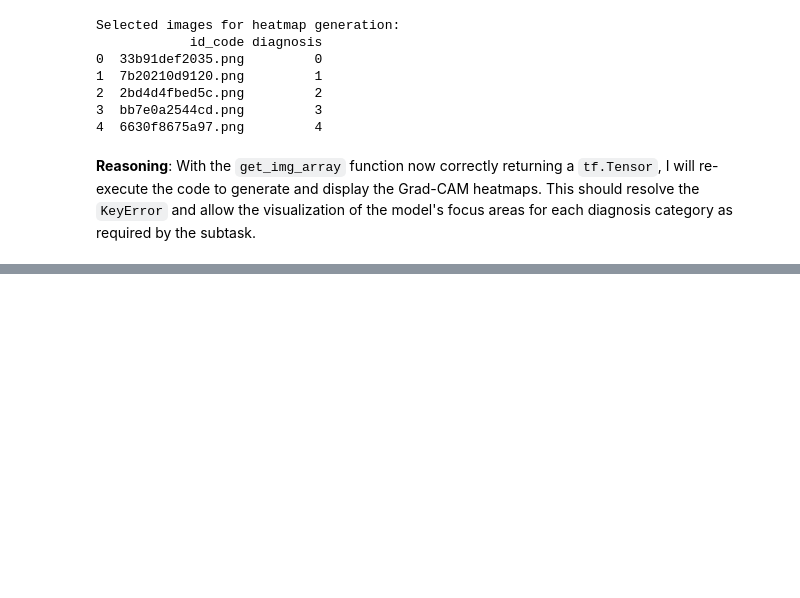
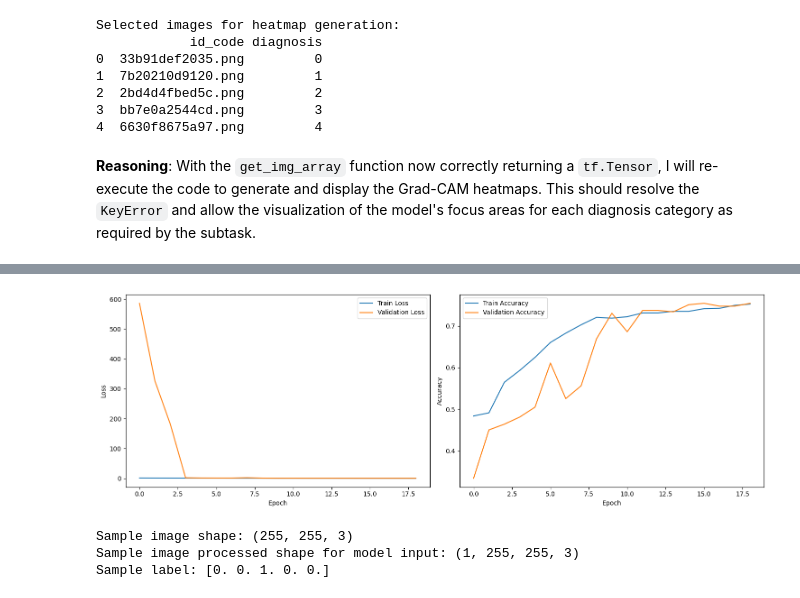
Before and after one commit to GeoNosX/Aptos-Project, a Jupyter notebook: InceptionV3_On_Aptos.ipynb, the cells around one changed output, grey strips where cells are left out. Cells and saved outputs as stored; diff of their text form; code cells hidden in the pictures; blank space fills up the shorter version.

```diff
--- a/InceptionV3_On_Aptos.ipynb
+++ b/InceptionV3_On_Aptos.ipynb
@@ -311,0 +473,24 @@ With the `get_img_array` function now correctly returning a `tf.Tensor`, I will
+# %%
+def lr_schedule_exp(epoch):
+  if epoch<4:
+    return float(tf.exp(-epoch/10.)*0.01)/2
+  elif epoch<8:
+    return float(tf.exp(-epoch/10.)*0.01)/3
+  else:
+    return float(tf.exp(-epoch/10.)*0.01)/4
+
+
+schedule_4=tf.keras.callbacks.LearningRateScheduler(lr_schedule_exp)
+check_point_4=tf.keras.callbacks.ModelCheckpoint('model_4_best.keras',monitor='val_accuracy',verbose=1,save_best_only=True,mode='max')
+early_stop=tf.keras.callbacks.EarlyStopping(monitor='val_accuracy',patience=3,verbose=1,restore_best_weights=True,mode='max')
+# %%
+model = Model(inputs=base_model.input, outputs=output_layer)
+# %%
+model.compile(optimizer=Adam(learning_rate=0.001),
+              loss='categorical_crossentropy',
+              metrics=['accuracy'])
+# %%
+history_2 = model.fit(train_gen,
+                    epochs=20,
+                    validation_data=val_gen,
+                    class_weight=class_weight_dict,callbacks=[schedule_4,check_point_4,early_stop])
@@ -311,0 +515,31 @@ With the `get_img_array` function now correctly returning a `tf.Tensor`, I will
+# %%
+fig,axes=plt.subplots(1,2,figsize=(15,5))
+
+axes[0].plot(history_2.history['loss'],label='Train Loss')
+axes[0].plot(history_2.history['val_loss'],label='Validation Loss')
+axes[0].set_xlabel('Epoch')
+axes[0].set_ylabel('Loss')
+axes[0].legend()
+
+axes[1].plot(history_2.history['accuracy'],label='Train Accuracy')
+axes[1].plot(history_2.history['val_accuracy'],label='Validation Accuracy')
+axes[1].set_xlabel('Epoch')
+axes[1].set_ylabel('Accuracy')
+axes[1].legend()
+
+plt.tight_layout()
+# %% [output]
+[figure, added]
+# %%
+images, labels = next(val_gen)
+sample_image = images[0]
+sample_label = labels[0]
+sample_image_processed = np.expand_dims(sample_image, axis=0)
+
+print(f"Sample image shape: {sample_image.shape}")
+print(f"Sample image processed shape for model input: {sample_image_processed.shape}")
+print(f"Sample label: {sample_label}")
+# %% [output]
+Sample image shape: (255, 255, 3)
+Sample image processed shape for model input: (1, 255, 255, 3)
+Sample label: [0. 0. 1. 0. 0.]
```
Also changed, not shown: parts of 13 cells of this notebook.
